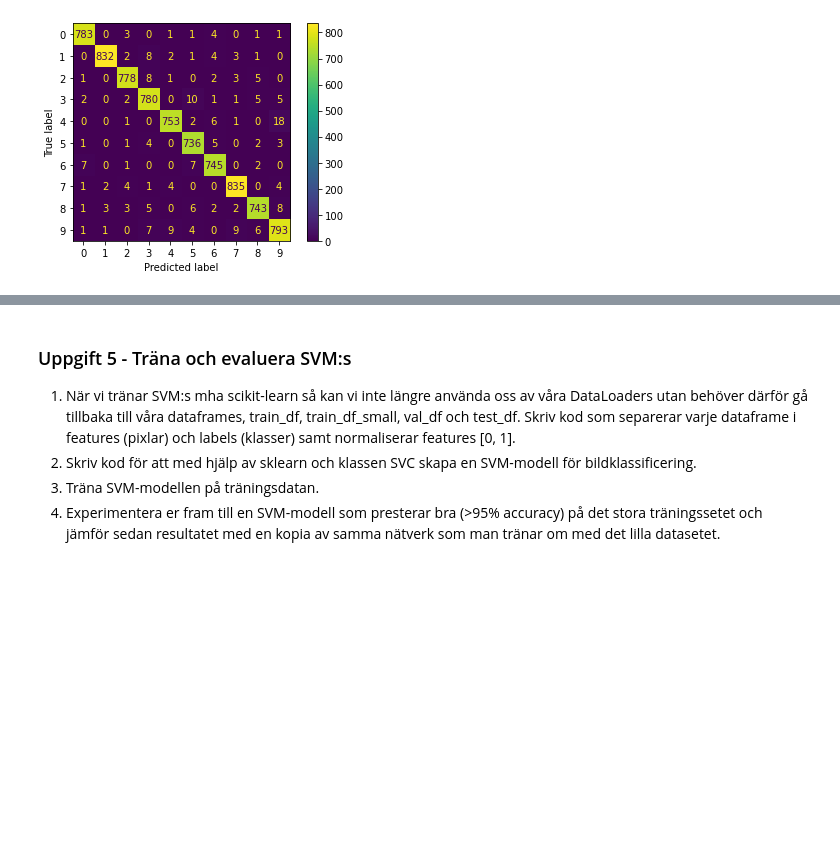
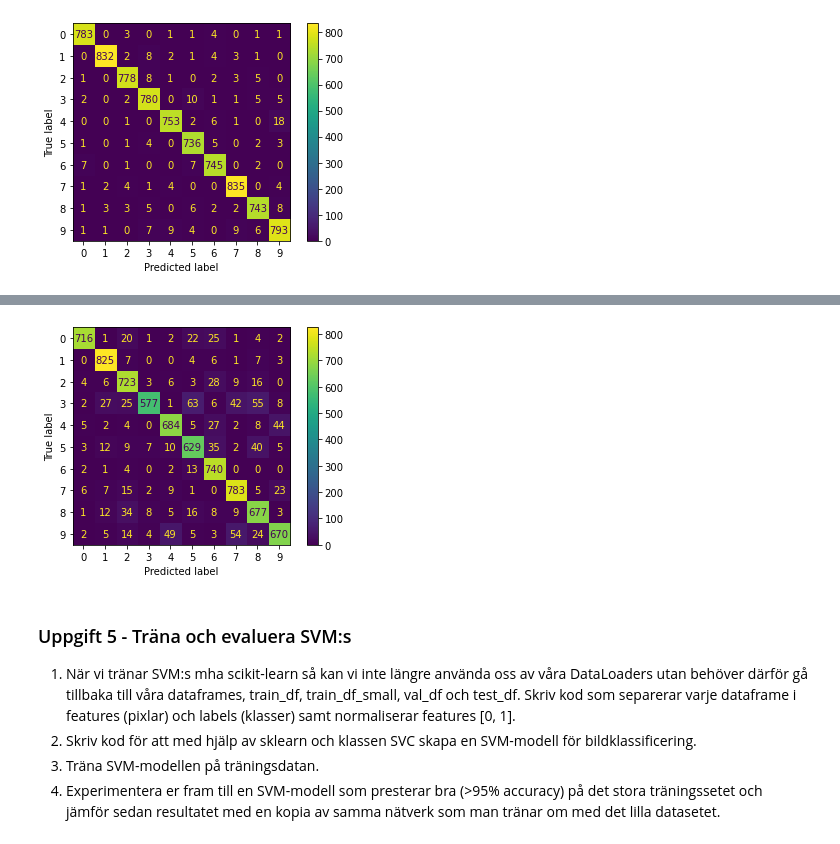
Before and after one commit to wingez/chalmers_machine_learning, a Jupyter notebook: Assignment_3/ML_Assignment_3.ipynb, the cells around one changed output, grey strips where cells are left out. Saved outputs shown, nothing was run; the diff lists cells and outputs as text; code cells hidden in the pictures; blank space fills up the shorter version.

```diff
--- a/Assignment_3/ML_Assignment_3.ipynb
+++ b/Assignment_3/ML_Assignment_3.ipynb
@@ -462,0 +464,16 @@ dense_net_small = DenseNet()
+# %%
+dense_net_small = DenseNet()
+optimizer = optim.SGD(dense_net_small.parameters(), lr= learning_rate)
+net_filename = "net_small.txt"
+
+network_state_dict = torch.load('./results/{}.pth'.format(net_filename))
+dense_net.load_state_dict(network_state_dict)
+
+run("net_small.txt", "opti_small.txt", dense_net_small, train_dload_small)
+
+testsmall, cm2 = test(dense_net_small, val_dload)
+
+disp = ConfusionMatrixDisplay(confusion_matrix=cm2)
+disp.plot()
+plt.show()
+# %% [output]
@@ -463,3 +497,4 @@ dense_net_small = DenseNet()
+[figure, added]
 # %% [markdown]
 ### Uppgift 5 - Träna och evaluera SVM:s
 
```
Also changed, not shown: parts of 16 cells of this notebook, 2 other files.
